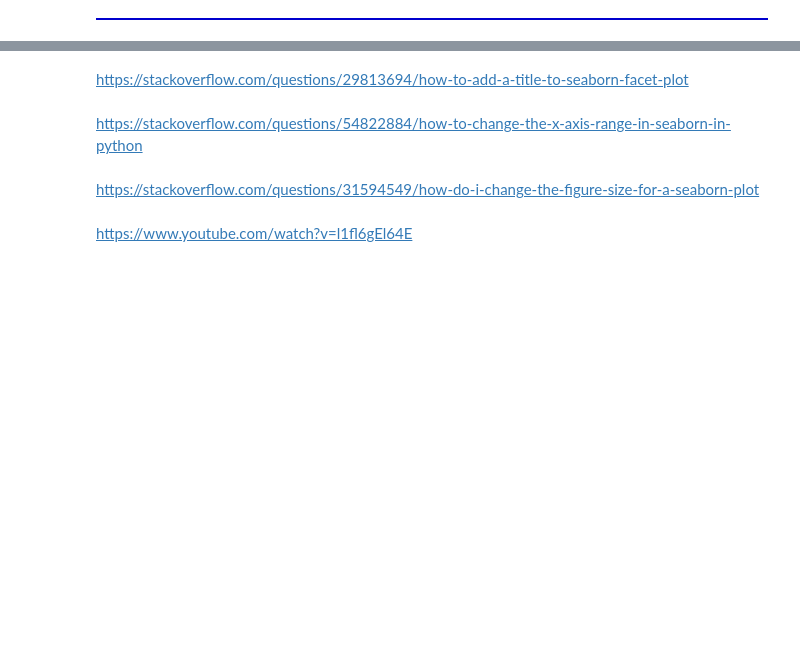
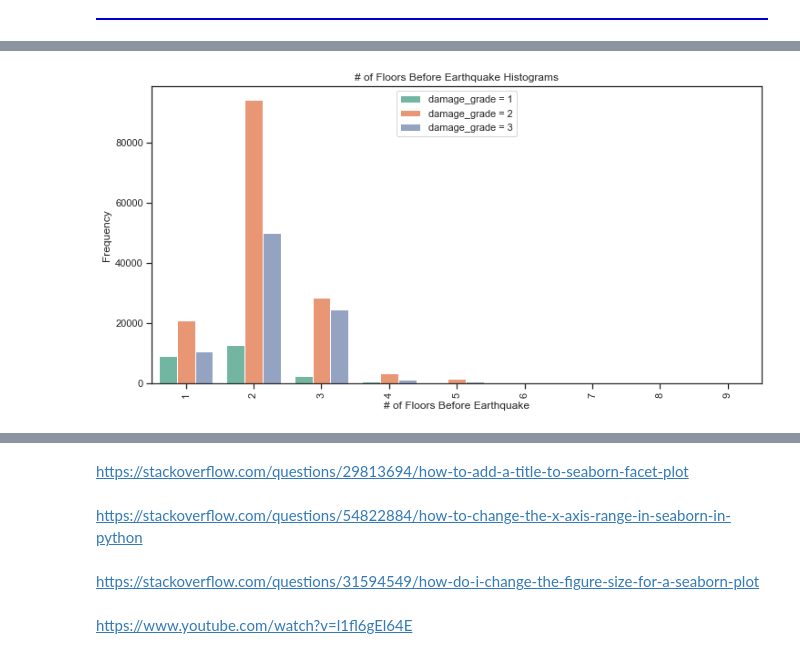
Before and after one commit to jshah39/DataSci, a Jupyter notebook: src/earthquake_combine.ipynb, the cells around one changed output, grey strips where cells are left out. Drawn from its saved outputs; the diff is of its cells as text; code cells hidden in the pictures; blank space fills up the shorter version.

```diff
--- a/src/earthquake_combine.ipynb
+++ b/src/earthquake_combine.ipynb
@@ -921,0 +1000,11 @@ https://stackoverflow.com/questions/19746350/how-does-one-change-color-in-markdo
+# %%
+plt.figure(figsize=(12,6))
+sb.countplot(data["count_floors_pre_eq"], hue=labels["damage_grade"])
+plt.ylabel("Frequency")
+plt.xlabel("# of Floors Before Earthquake")
+plt.xticks(rotation=90)
+plt.title("# of Floors Before Earthquake Histograms")
+plt.legend(["damage_grade = 1","damage_grade = 2","damage_grade = 3"])
+plt.show()
+# %% [output]
+[figure, added]
```
Also changed, not shown: parts of 54 cells of this notebook.
